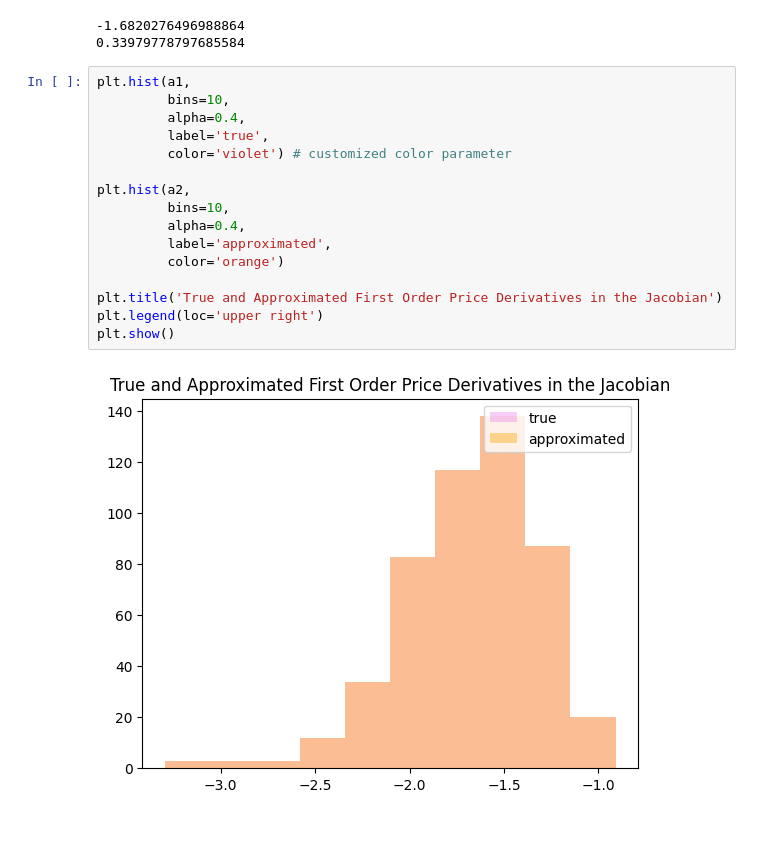
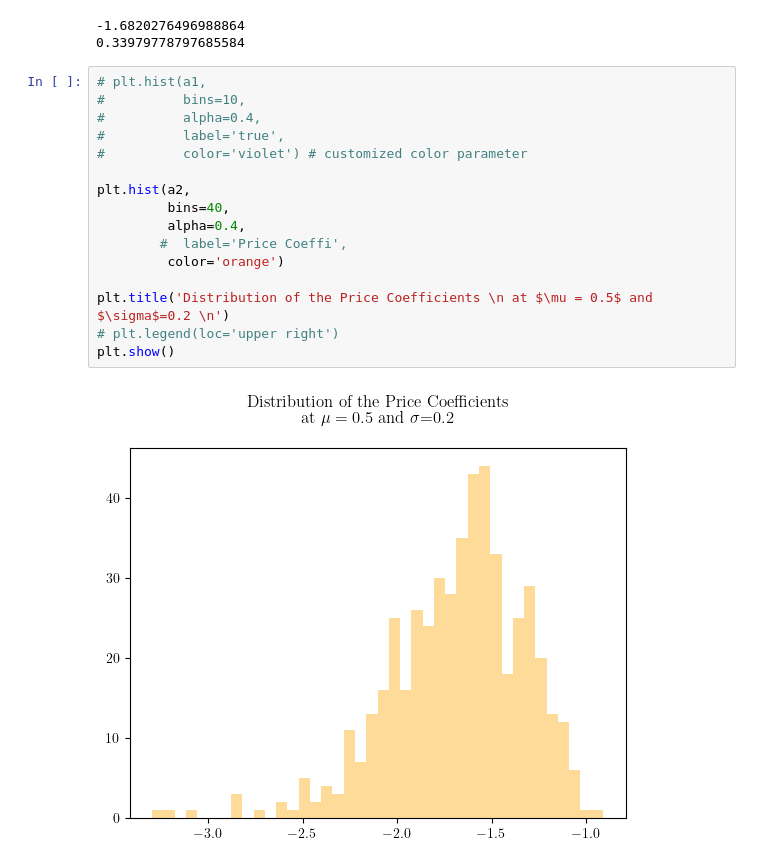
Before and after one commit to anuscabc/markdown_estimation, a Jupyter notebook: integrated_market_model/checks.ipynb, the cells around one changed output. Cells and saved outputs as stored; diff of their text form; blank space fills up the shorter version.

Commit message:
Graphs made nice for the thesis

```diff
--- a/integrated_market_model/checks.ipynb
+++ b/integrated_market_model/checks.ipynb
@@ -219,20 +223,20 @@ print(s0)
 -1.6820276496988864
 0.33979778797685584
 # %%
-plt.hist(a1,
-         bins=10,
-         alpha=0.4,
-         label='true',
-         color='violet') # customized color parameter
+# plt.hist(a1,
+#          bins=10,
+#          alpha=0.4,
+#          label='true',
+#          color='violet') # customized color parameter
 
 plt.hist(a2,
-         bins=10,
+         bins=40,
          alpha=0.4,
-         label='approximated',
+        #  label='Price Coeffi',
          color='orange')
 
-plt.title('True and Approximated First Order Price Derivatives in the Jacobian')
-plt.legend(loc='upper right')
+plt.title('Distribution of the Price Coefficients \n at $\mu = 0.5$ and $\sigma$=0.2 \n')
+# plt.legend(loc='upper right')
 plt.show()
 # %% [output]
-[figure, old version]
+[figure, new version]
```
Also changed, not shown: parts of 4 cells of this notebook, 19 other files.
